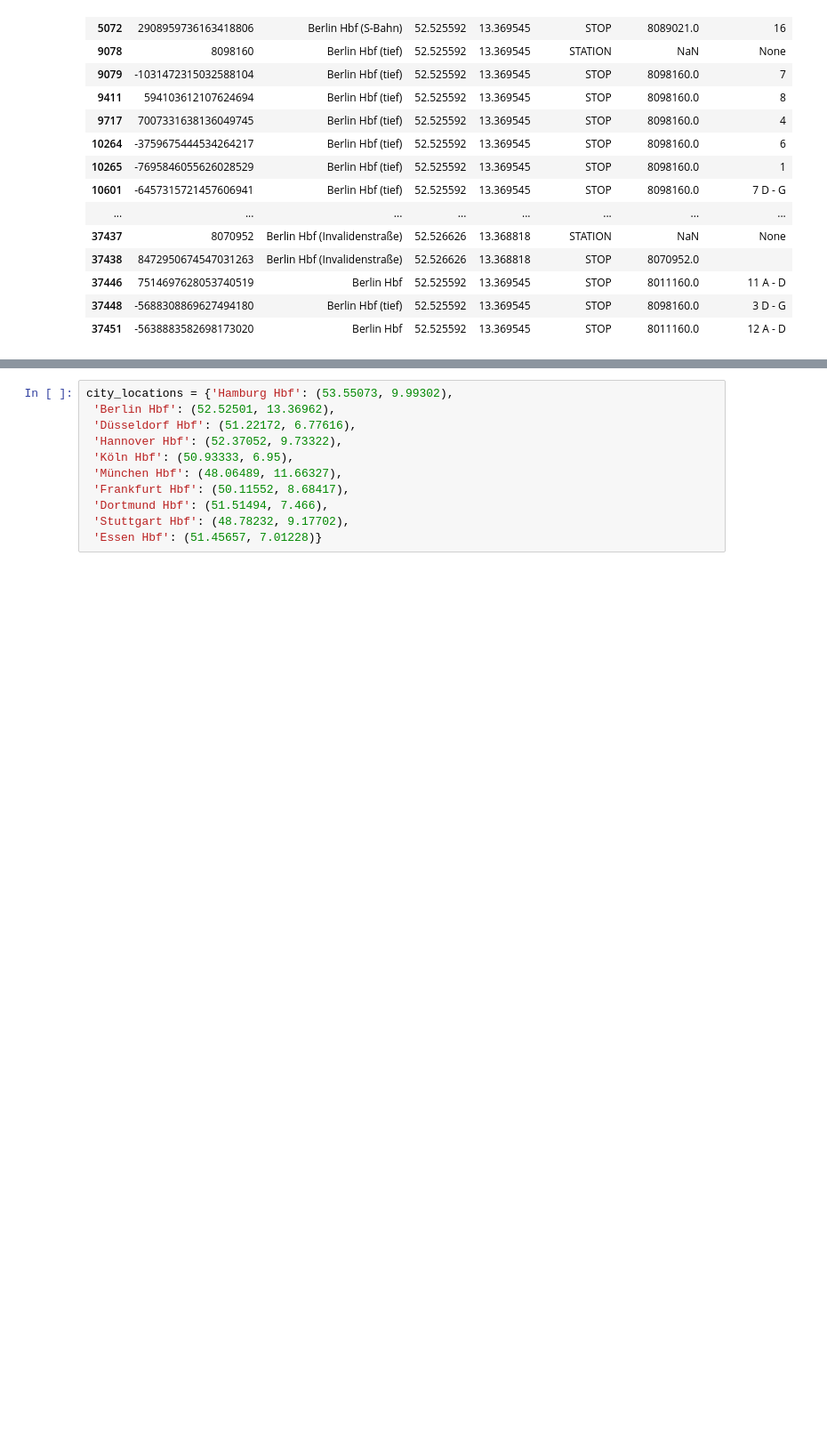
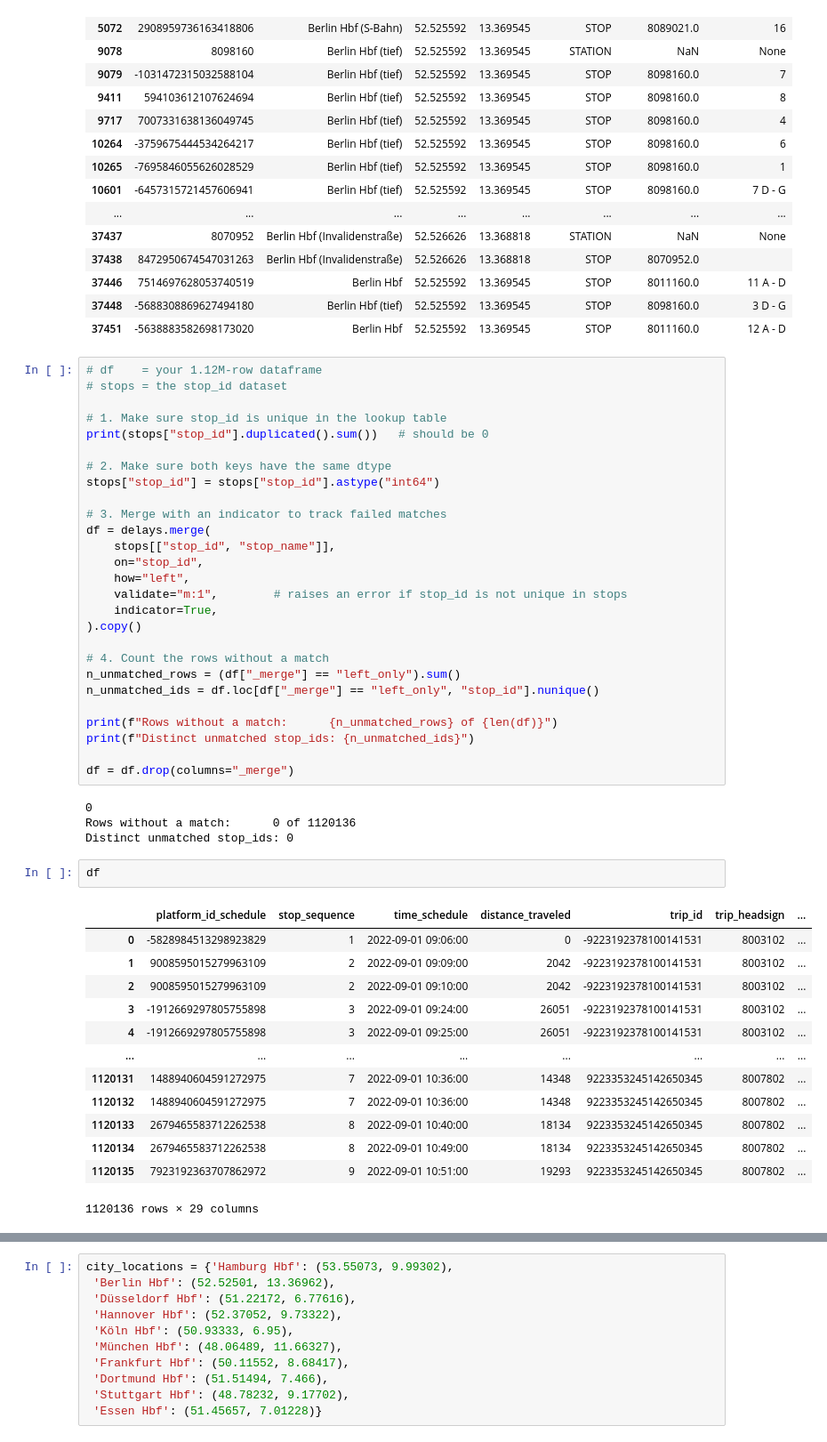
Before and after one commit to rabons/Benasque_Heat_Railway, a Jupyter notebook: preparation_station_specific.ipynb, the cells around one changed output, grey strips where cells are left out. Shown at 89% size. Cells and saved outputs as stored; diff of their text form; blank space fills up the shorter version.

```diff
--- a/preparation_station_specific.ipynb
+++ b/preparation_station_specific.ipynb
@@ -147,3 +177,50 @@ berlin
 | 37446 | 7514697628053740519 | Berlin Hbf | 52.525592 | 13.369545 | STOP | 8011160.0 | 11 A - D |
 | 37448 | -5688308869627494180 | Berlin Hbf (tief) | 52.525592 | 13.369545 | STOP | 8098160.0 | 3 D - G |
 | 37451 | -5638883582698173020 | Berlin Hbf | 52.525592 | 13.369545 | STOP | 8011160.0 | 12 A - D |
+# %%
+# df    = your 1.12M-row dataframe
+# stops = the stop_id dataset
+
+# 1. Make sure stop_id is unique in the lookup table
+print(stops["stop_id"].duplicated().sum())   # should be 0
+
+# 2. Make sure both keys have the same dtype
+stops["stop_id"] = stops["stop_id"].astype("int64")
+
+# 3. Merge with an indicator to track failed matches
+df = delays.merge(
+    stops[["stop_id", "stop_name"]],
+    on="stop_id",
+    how="left",
+    validate="m:1",        # raises an error if stop_id is not unique in stops
+    indicator=True,
+).copy()
+
+# 4. Count the rows without a match
+n_unmatched_rows = (df["_merge"] == "left_only").sum()
+n_unmatched_ids = df.loc[df["_merge"] == "left_only", "stop_id"].nunique()
+
+print(f"Rows without a match:      {n_unmatched_rows} of {len(df)}")
+print(f"Distinct unmatched stop_ids: {n_unmatched_ids}")
+
+df = df.drop(columns="_merge")
+# %% [output]
+0
+Rows without a match:      0 of 1120136
+Distinct unmatched stop_ids: 0
+# %%
+df
+# %% [output]
+|  | platform_id_schedule | stop_sequence | time_schedule | distance_traveled | trip_id | trip_headsign | ... |
+| 0 | -5828984513298923829 | 1 | 2022-09-01 09:06:00 | 0 | -9223192378100141531 | 8003102 | ... |
+| 1 | 9008595015279963109 | 2 | 2022-09-01 09:09:00 | 2042 | -9223192378100141531 | 8003102 | ... |
+| 2 | 9008595015279963109 | 2 | 2022-09-01 09:10:00 | 2042 | -9223192378100141531 | 8003102 | ... |
+| 3 | -1912669297805755898 | 3 | 2022-09-01 09:24:00 | 26051 | -9223192378100141531 | 8003102 | ... |
+| 4 | -1912669297805755898 | 3 | 2022-09-01 09:25:00 | 26051 | -9223192378100141531 | 8003102 | ... |
+| ... | ... | ... | ... | ... | ... | ... | ... |
+| 1120131 | 1488940604591272975 | 7 | 2022-09-01 10:36:00 | 14348 | 9223353245142650345 | 8007802 | ... |
+| 1120132 | 1488940604591272975 | 7 | 2022-09-01 10:36:00 | 14348 | 9223353245142650345 | 8007802 | ... |
+| 1120133 | 2679465583712262538 | 8 | 2022-09-01 10:40:00 | 18134 | 9223353245142650345 | 8007802 | ... |
+| 1120134 | 2679465583712262538 | 8 | 2022-09-01 10:49:00 | 18134 | 9223353245142650345 | 8007802 | ... |
+| 1120135 | 7923192363707862972 | 9 | 2022-09-01 10:51:00 | 19293 | 9223353245142650345 | 8007802 | ... |
+1120136 rows × 29 columns
```
Also changed, not shown: parts of 13 cells of this notebook, 10 other files.
